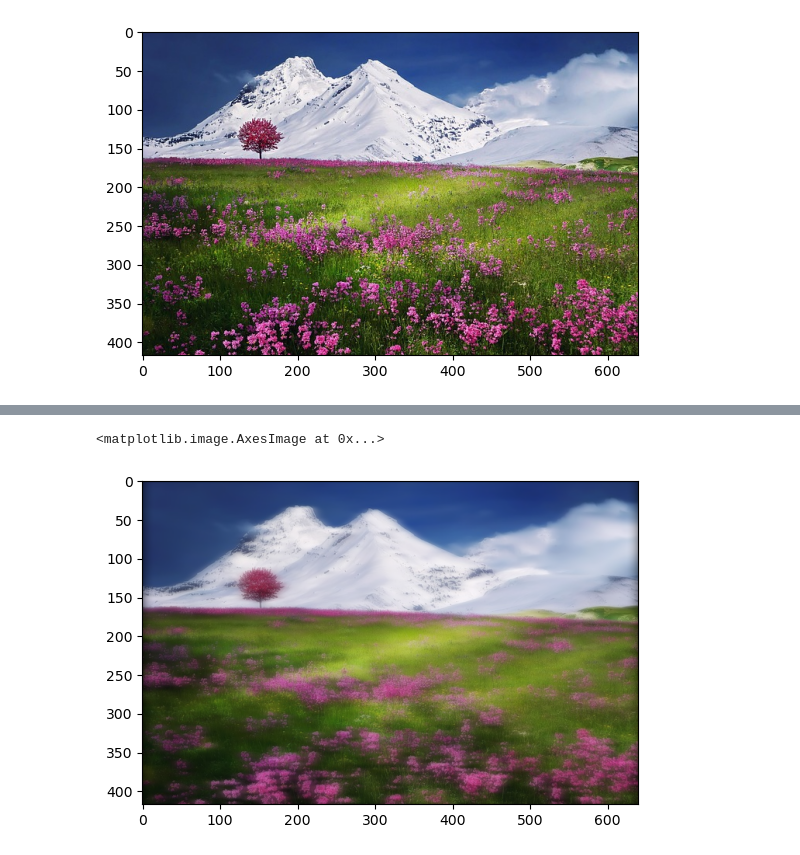
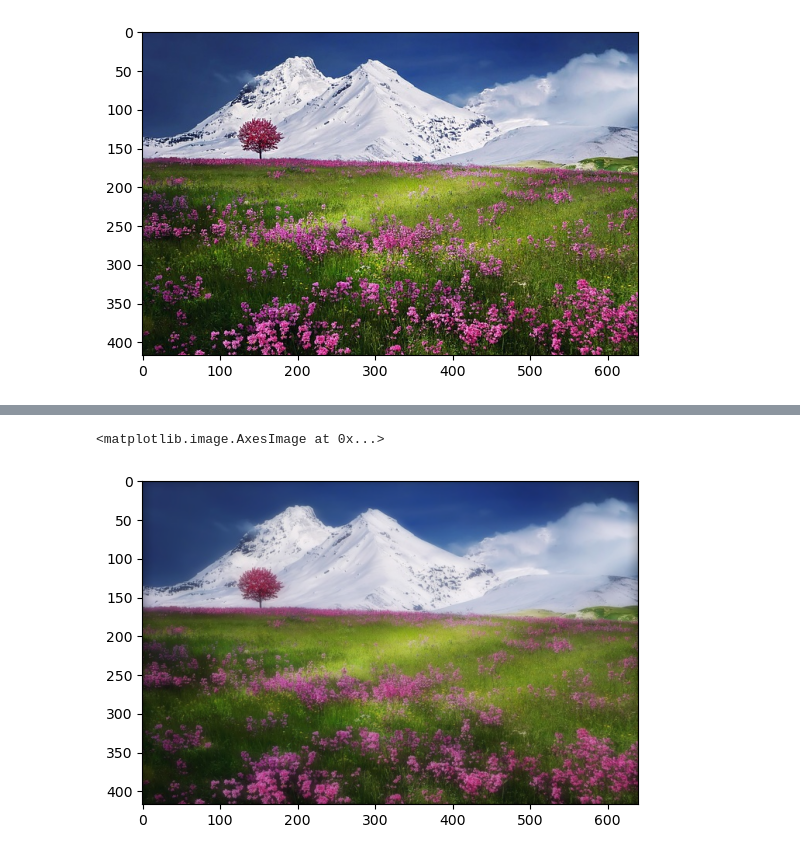
Before and after one commit to hlakams/dreamy-blur, a Jupyter notebook: camera_blurring.ipynb, the cells around one changed output, grey strips where cells are left out. Saved outputs shown, nothing was run; the diff lists cells and outputs as text; code cells hidden in the pictures.

```diff
--- a/camera_blurring.ipynb
+++ b/camera_blurring.ipynb
@@ -94 +125,11 @@ plt.imshow(base_1)
+# %%
+img_pil_base = img_pil.copy()
+img_pil_base.putalpha(63)
+# %%
+combo_2_pil = Image.fromarray(combo_2)
+combo_2_pil.paste(img_pil_base, (0,0), mask=img_pil_base)
+plt.imshow(combo_2_pil)
+# %% [output]
+<matplotlib.image.AxesImage at 0x...>
+[figure, added]
 # %%
@@ -100,5 +136,0 @@ im3 = Image.blend(img_pil, x_pil, 0.75)
-# %%
-plt.imshow(im3)
-# %% [output]
-<matplotlib.image.AxesImage at 0x...>
-[figure, removed]
```
Also changed, not shown: parts of 11 cells of this notebook, 3 other files.
